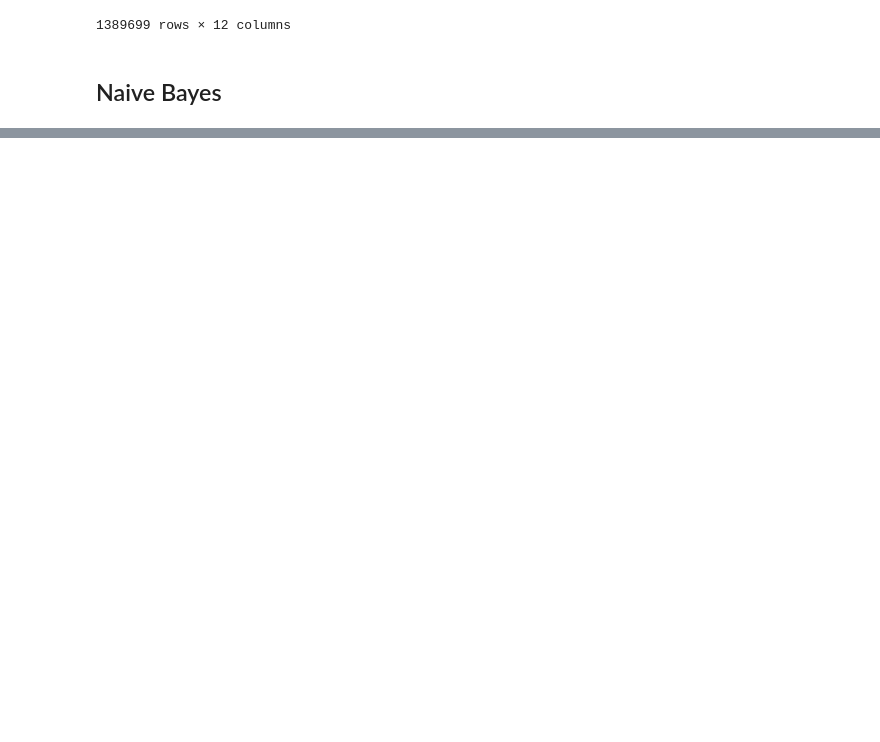
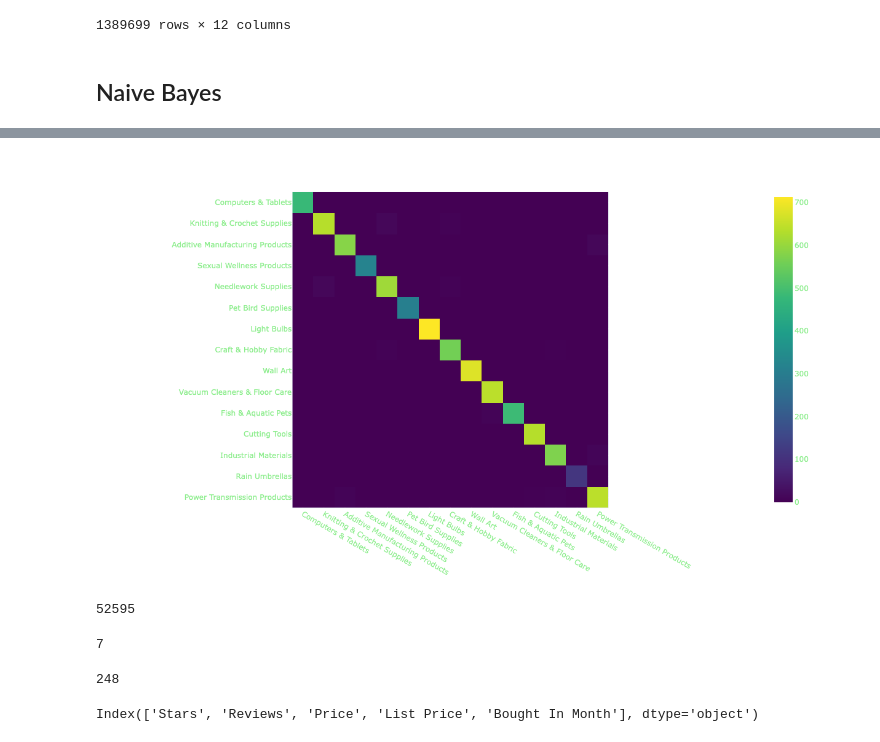
Before and after one commit to CUBoulder-DS/CSCI-5622, a Jupyter notebook: src/Bayes DT.ipynb, the cells around one changed output, grey strips where cells are left out. Cells and saved outputs as stored; diff of their text form; code cells hidden in the pictures; blank space fills up the shorter version.

```diff
--- a/src/Bayes DT.ipynb
+++ b/src/Bayes DT.ipynb
@@ -75,0 +145,8 @@ len(df_az[df_az["Is Best Seller"] == True])
+# %%
+data_acc = []
+for i, model in enumerate(models):
+    pred_labels = model.predict(test_data[data_type[i]])
+    print(model.__class__, data_type[i], np.mean(pred_labels == nb_label_test))
+    acc = accuracy_score(nb_label_test, pred_labels)
+    if type(model) in [MultinomialNB , BernoulliNB]:
+        data_acc.append({"Model": model.__class__, "Data Format": data_type[i], "Accuracy": acc})
@@ -76,2 +178,14 @@ len(df_az[df_az["Is Best Seller"] == True])
 # %%
-df_az[df_az["Is Best Seller"] == True].isna().any()
+# https://stackoverflow.com/questions/11116697/how-to-get-most-informative-features-for-scikit-learn-classifiers
+def print_top10(vectorizer, clf, class_labels, n=10):
+    """Prints features with the highest empirical log probabilities, per class"""
+    feature_names = vectorizer.get_feature_names_out()
+    classes = list(clf.classes_)
+    top = []
+    for class_label in class_labels:
+        i = classes.index(class_label)
+        top10 = np.argsort(clf.feature_log_prob_[i])[-n:]
+        top.append([feature_names[j] for j in top10])
+        # print("%s: %s" % (class_label,
+        #       " ".join(feature_names[j] for j in top10)))
+    return top
@@ -91,0 +192,6 @@ dtype: bool
+# %%
+top15 = pd.DataFrame(acc_bycat).T.reset_index(names="Category").sort_values("f1-score", ascending=False).iloc[:15, :-1]
+
+top15["Top Feature Words"] = print_top10(countVect, models[0], top15["Category"], 6)
+
+print(top15.to_markdown(index=False))
@@ -91,0 +249,28 @@ dtype: bool
+# %%
+cm = confusion_matrix(nb_label_test, best_pred, labels=models[0].classes_)
+top_inds = [list(models[0].classes_).index(i) for i in top15["Category"]]
+
+cm[np.array(top_inds)[:, np.newaxis], top_inds]
+
+fig = px.imshow(cm[np.array(top_inds)[:, np.newaxis], top_inds], x=top15["Category"], y=top15["Category"])
+# fig.update_layout(xaxis_showticklabels=False, yaxis_showticklabels=False, height=800)
+fig.update_layout(height=700)
+fig.show()
+# %% [output]
+[figure, added]
+# %%
+list(countVect.get_feature_names_out()).index("baby")
+# %% [output]
+52595
+# %%
+list(models[0].classes_).index("Automotive Interior Accessories")
+# %% [output]
+7
+# %%
+len(models[0].classes_)
+# %% [output]
+248
+# %%
+df_az.select_dtypes(include='number').columns
+# %% [output]
+Index(['Stars', 'Reviews', 'Price', 'List Price', 'Bought In Month'], dtype='object')
```
Also changed, not shown: parts of 17 cells of this notebook, 17 other files.
